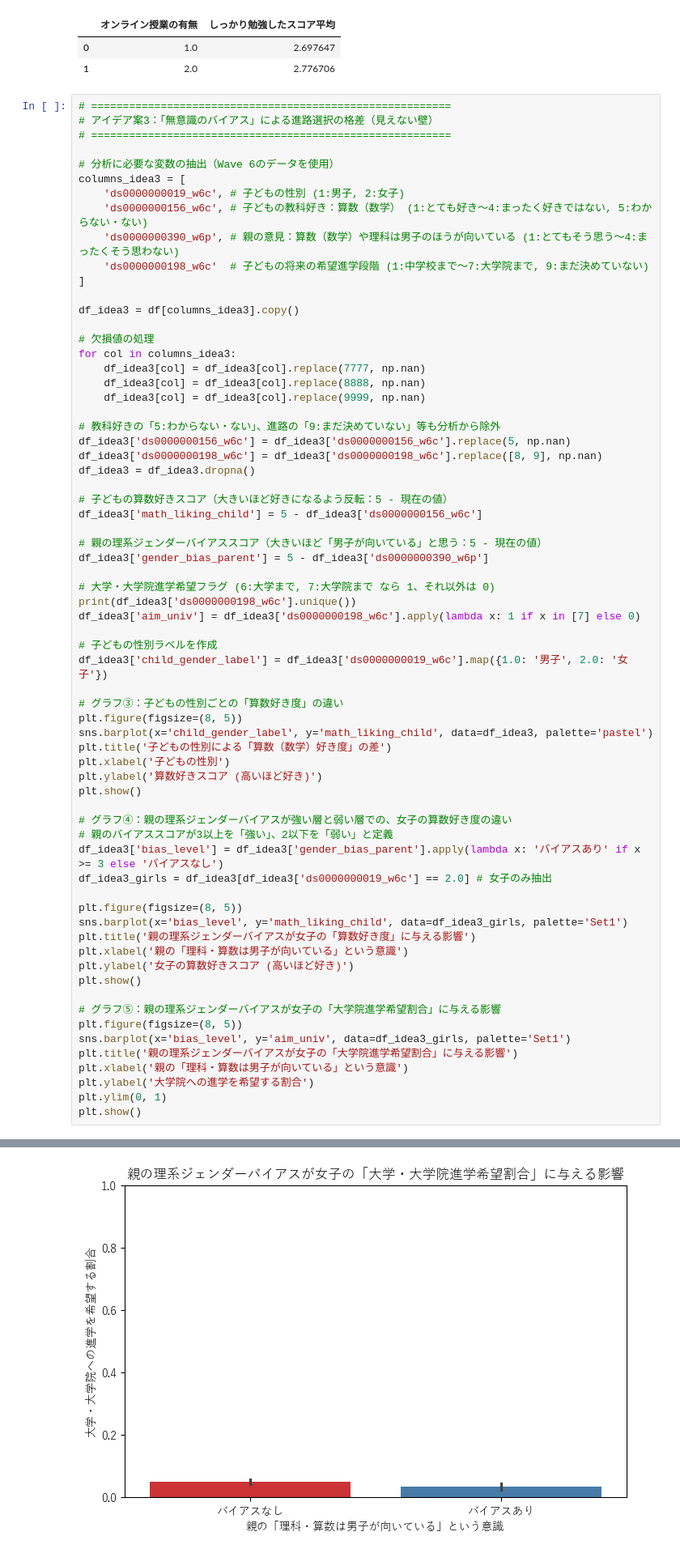
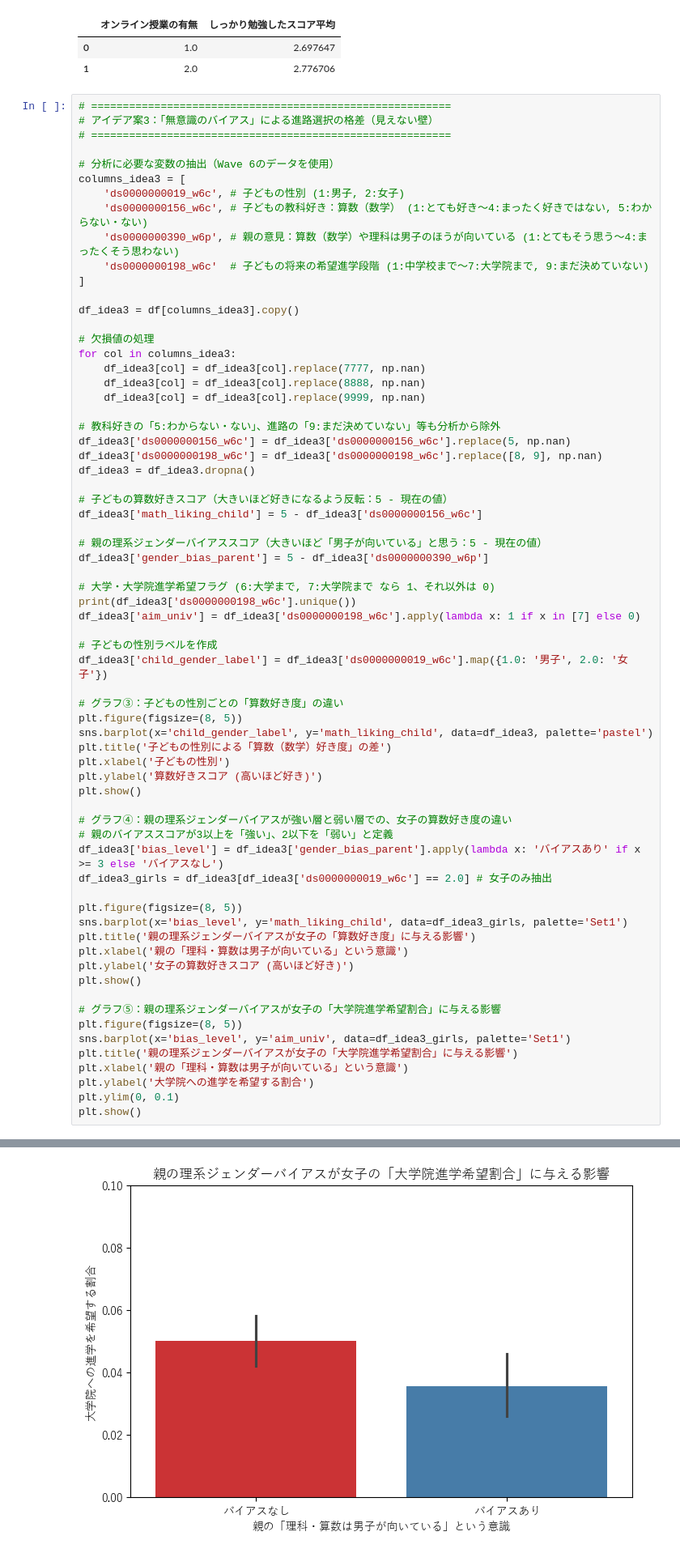
Before and after one commit to KyosukeNagai/DataScienceCompetition, a Jupyter notebook: test.ipynb, the cells around one changed output, grey strips where cells are left out. Shown at 81% size. Drawn from its saved outputs; the diff is of its cells as text.

```diff
--- a/test.ipynb
+++ b/test.ipynb
@@ -258,35 +260,35 @@ plt.show()
 df_idea3['bias_level'] = df_idea3['gender_bias_parent'].apply(lambda x: 'バイアスあり' if x >= 3 else 'バイアスなし')
 df_idea3_girls = df_idea3[df_idea3['ds0000000019_w6c'] == 2.0] # 女子のみ抽出
 
 plt.figure(figsize=(8, 5))
 sns.barplot(x='bias_level', y='math_liking_child', data=df_idea3_girls, palette='Set1')
 plt.title('親の理系ジェンダーバイアスが女子の「算数好き度」に与える影響')
 plt.xlabel('親の「理科・算数は男子が向いている」という意識')
 plt.ylabel('女子の算数好きスコア (高いほど好き)')
 plt.show()
 
 # グラフ⑤：親の理系ジェンダーバイアスが女子の「大学院進学希望割合」に与える影響
 plt.figure(figsize=(8, 5))
 sns.barplot(x='bias_level', y='aim_univ', data=df_idea3_girls, palette='Set1')
 plt.title('親の理系ジェンダーバイアスが女子の「大学院進学希望割合」に与える影響')
 plt.xlabel('親の「理科・算数は男子が向いている」という意識')
 plt.ylabel('大学院への進学を希望する割合')
-plt.ylim(0, 1)
+plt.ylim(0, 0.1)
 plt.show()
 # %% [output]
 [6. 2. 5. 7. 4. 3. 1.]
 Passing `palette` without assigning `hue` is deprecated and will be removed in v0.14.0. Assign the `x` variable to `hue` and set `legend=False` for the same effect.
 
   sns.barplot(x='child_gender_label', y='math_liking_child', data=df_idea3, palette='pastel')
 [figure]
 Passing `palette` without assigning `hue` is deprecated and will be removed in v0.14.0. Assign the `x` variable to `hue` and set `legend=False` for the same effect.
 
   sns.barplot(x='bias_level', y='math_liking_child', data=df_idea3_girls, palette='Set1')
 [figure]
 Passing `palette` without assigning `hue` is deprecated and will be removed in v0.14.0. Assign the `x` variable to `hue` and set `legend=False` for the same effect.
 
   sns.barplot(x='bias_level', y='aim_univ', data=df_idea3_girls, palette='Set1')
-[figure, old version]
+[figure, new version]
 # %%
 print("■ グラフ③：子どもの性別ごとの「算数（数学）好き度」平均")
 gender_math_mean = df_idea3.groupby('child_gender_label')['math_liking_child'].mean().reset_index()
```
Also changed, not shown: parts of 1 cell of this notebook.
